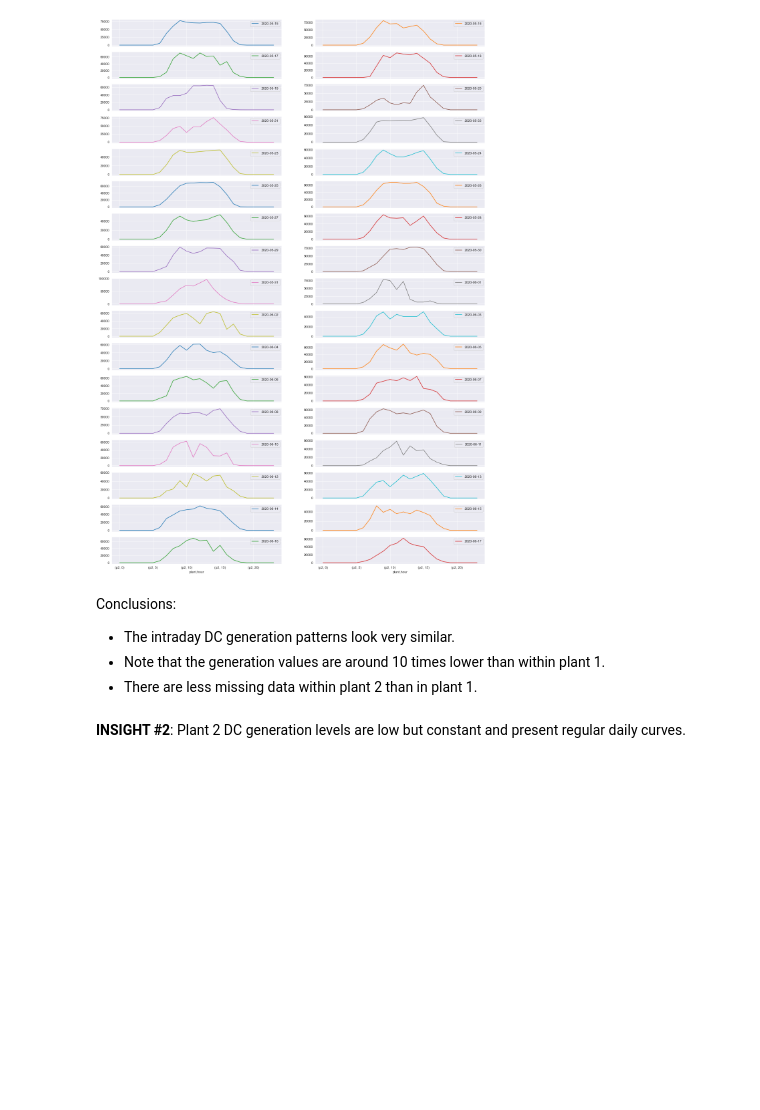
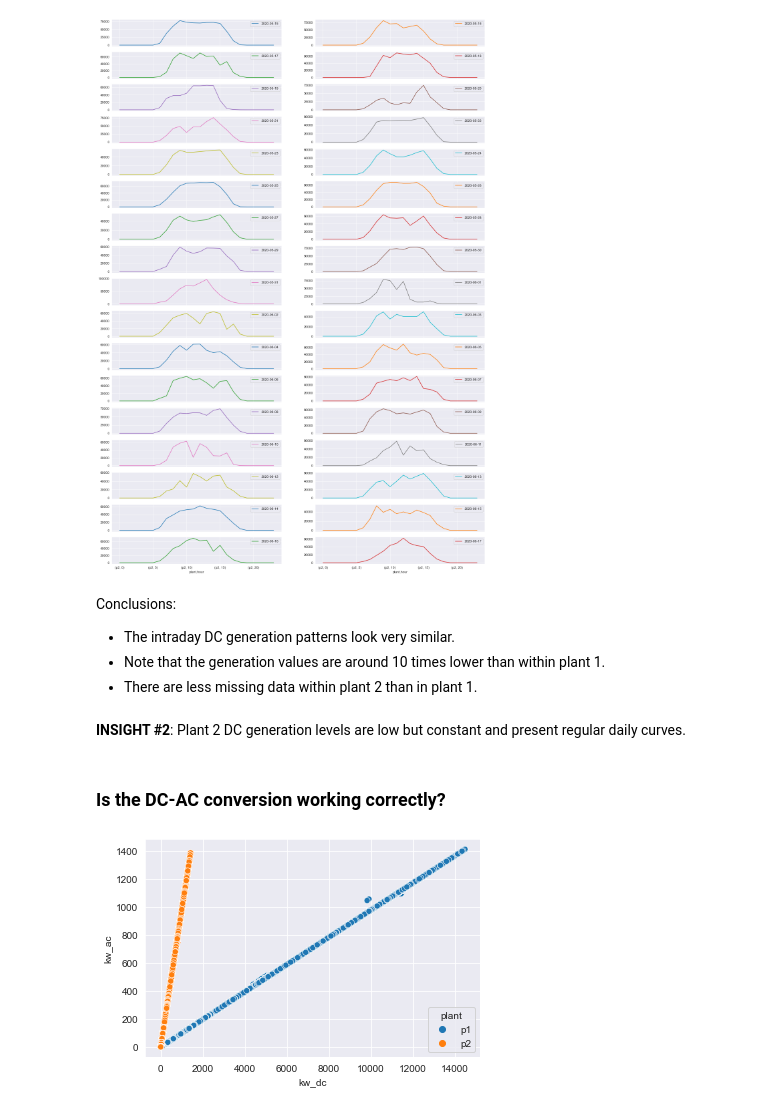
Before and after one commit to luis-cj/data-science-solar-power-plant, a Jupyter notebook: solar_power_plant_part_3.ipynb, the cells around one changed output. Drawn from its saved outputs; the diff is of its cells as text; code cells hidden in the pictures; blank space fills up the shorter version.

```diff
--- a/solar_power_plant_part_3.ipynb
+++ b/solar_power_plant_part_3.ipynb
@@ -365,3 +365,9 @@ Conclusions:
 - There are less missing data within plant 2 than in plant 1.
 # %% [markdown]
 **INSIGHT #2**: Plant 2 DC generation levels are low but constant and present regular daily curves.
+# %% [markdown]
+### Is the DC-AC conversion working correctly?
+# %%
+sns.scatterplot(data=df, x="kw_dc", y="kw_ac", hue="plant");
+# %% [output]
+[figure, added]
```
Also changed, not shown: parts of 10 cells of this notebook.
